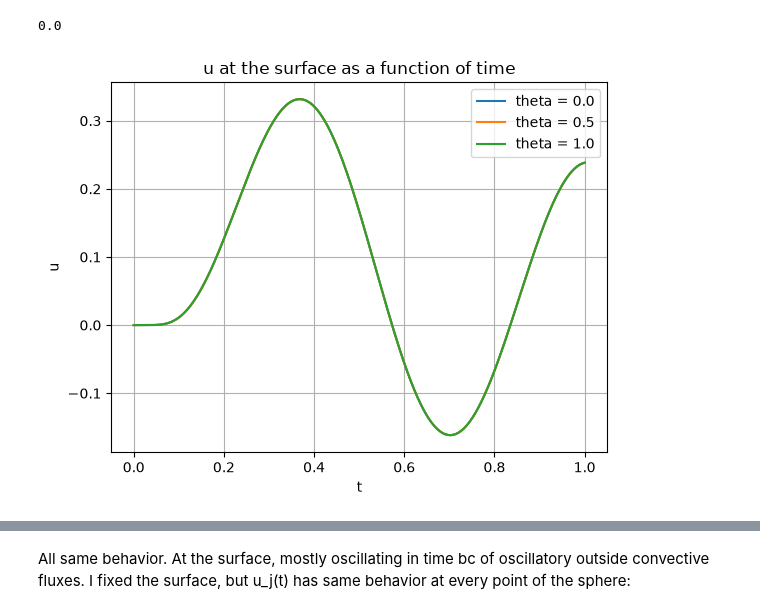
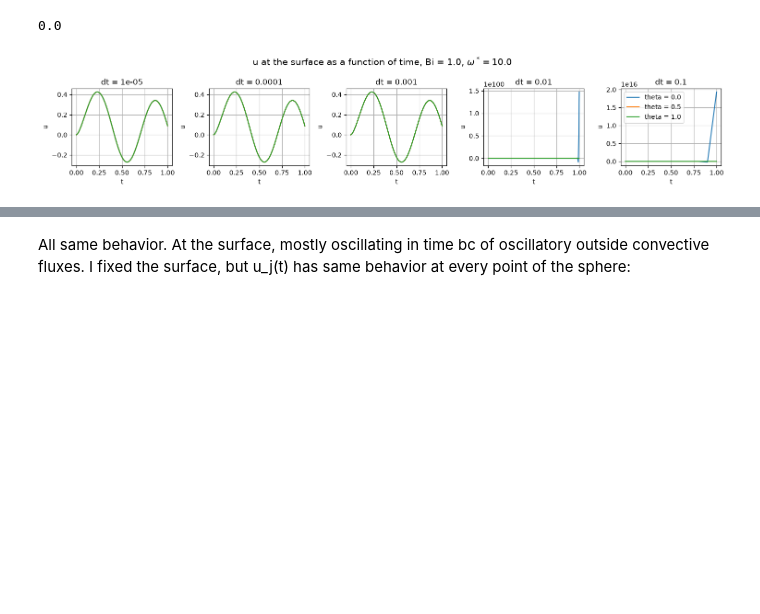
Before and after one commit to claramont/scicomp-code, a Jupyter notebook: Ex_1e.ipynb, the cells around one changed output, grey strips where cells are left out. Cells and saved outputs as stored; diff of their text form; code cells hidden in the pictures; blank space fills up the shorter version.

```diff
--- a/Ex_1e.ipynb
+++ b/Ex_1e.ipynb
@@ -30,23 +32,30 @@ theta_values = [0.0, 0.5, 1.0]
 # %%
 # stability : dt <= dx^2
-N = 50
 Bi = 1.0
 omega = 10.0
-dt = 1e-5
+dt_values = [1e-5, 1e-4, 1e-3, 1e-2, 0.1]
 t_end = 1.0
 
+fig, axes = plt.subplots(1, 5, figsize=(15, 3), sharex=True)
+axes = axes.ravel()
+for theta in [0.0, 0.5, 1.0]:
+    for k, dt in enumerate(dt_values):
+        ax = axes[k]
+        solver = SphericalHeatCondSolver(N, dt, Bi, omega, theta, t_end)
+        times, r, U = solver.solve()
 
-for theta in [0.0, 0.5, 1.0]:
-    solver = SphericalHeatCondSolver(N, dt, Bi, omega, theta, t_end)
-    times, r, U = solver.solve()
+        ax.plot(times, U[:, -1], label=f"theta = {theta}")
+        ax.set_title(fr"dt = {dt}")
+        ax.set_xlabel("t")
+        ax.set_ylabel("u")
+        ax.grid(True)
 
-    plt.plot(times, U[:, 0], label=f"theta = {theta}")
-
-plt.xlabel("t")
-plt.ylabel("u")
-plt.title("u at the surface as a function of time")
+fig.suptitle(
+    fr"u at the surface as a function of time, Bi = {Bi}, $\omega^* = {omega}$",
+    fontsize=14
+)
 plt.legend()
-plt.grid()
+plt.tight_layout()
 plt.show()
 # %% [output]
-[figure, old version]
+[figure, new version]
```
Also changed, not shown: parts of 10 cells of this notebook.
